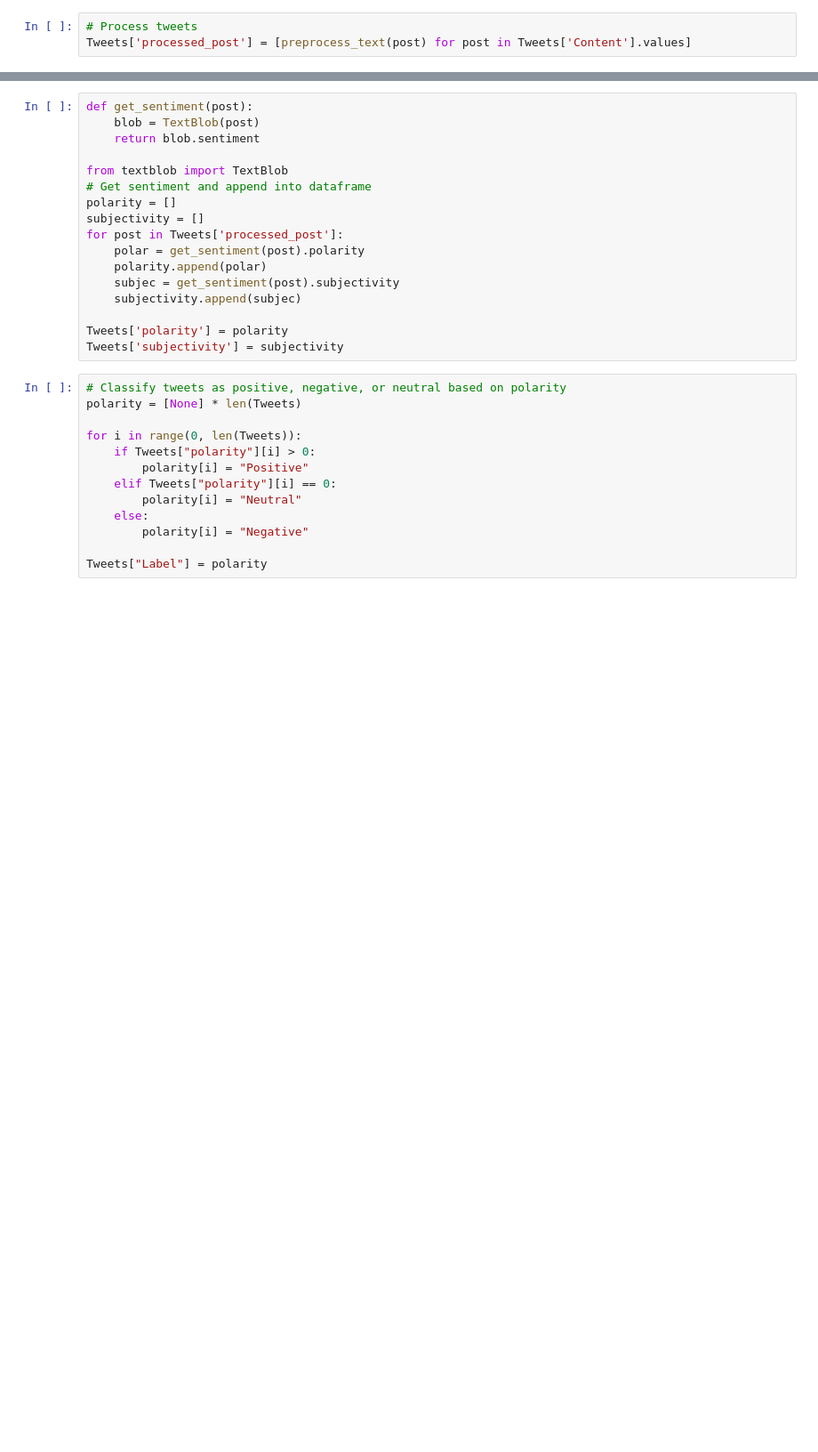
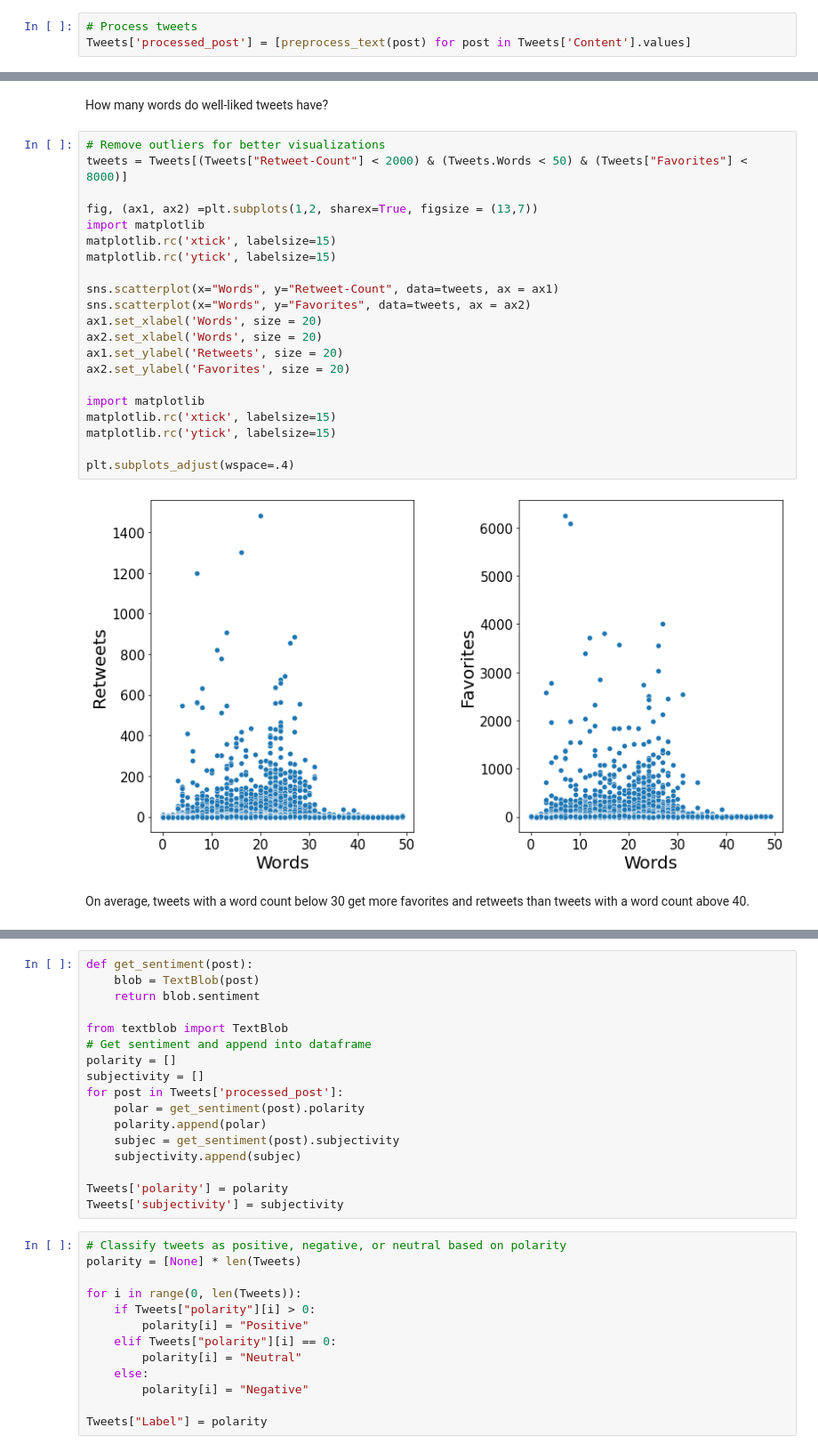
Before and after one commit to briannamueller/Distance-Learning-Tweets, a Jupyter notebook: Distance_Learning.ipynb, the cells around one changed output, grey strips where cells are left out. Shown at 89% size. Cells and saved outputs as stored; diff of their text form; blank space fills up the shorter version.

```diff
--- a/Distance_Learning.ipynb
+++ b/Distance_Learning.ipynb
@@ -86,0 +192,27 @@ Tweets['processed_post'] = [preprocess_text(post) for post in Tweets['Content'].
+# %% [markdown]
+How many words do well-liked tweets have?
+# %%
+# Remove outliers for better visualizations
+tweets = Tweets[(Tweets["Retweet-Count"] < 2000) & (Tweets.Words < 50) & (Tweets["Favorites"] < 8000)]
+
+fig, (ax1, ax2) =plt.subplots(1,2, sharex=True, figsize = (13,7))
+import matplotlib
+matplotlib.rc('xtick', labelsize=15)
+matplotlib.rc('ytick', labelsize=15)
+
+sns.scatterplot(x="Words", y="Retweet-Count", data=tweets, ax = ax1)
+sns.scatterplot(x="Words", y="Favorites", data=tweets, ax = ax2)
+ax1.set_xlabel('Words', size = 20)
+ax2.set_xlabel('Words', size = 20)
+ax1.set_ylabel('Retweets', size = 20)
+ax2.set_ylabel('Favorites', size = 20)
+
+import matplotlib
+matplotlib.rc('xtick', labelsize=15)
+matplotlib.rc('ytick', labelsize=15)
+
+plt.subplots_adjust(wspace=.4)
+# %% [output]
+[figure, added]
+# %% [markdown]
+On average, tweets with a word count below 30 get more favorites and retweets than tweets with a word count above 40.
```
Also changed, not shown: parts of 64 cells of this notebook.
